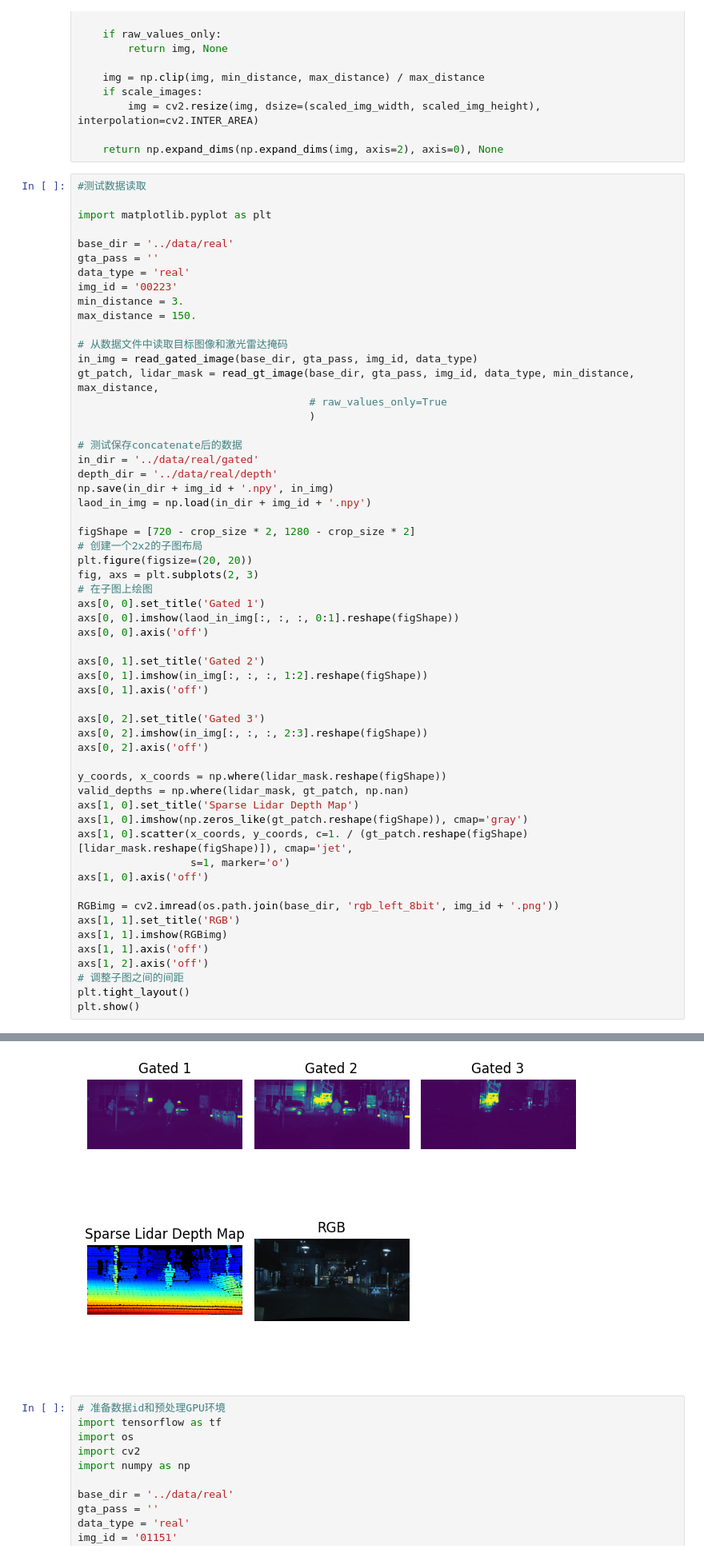
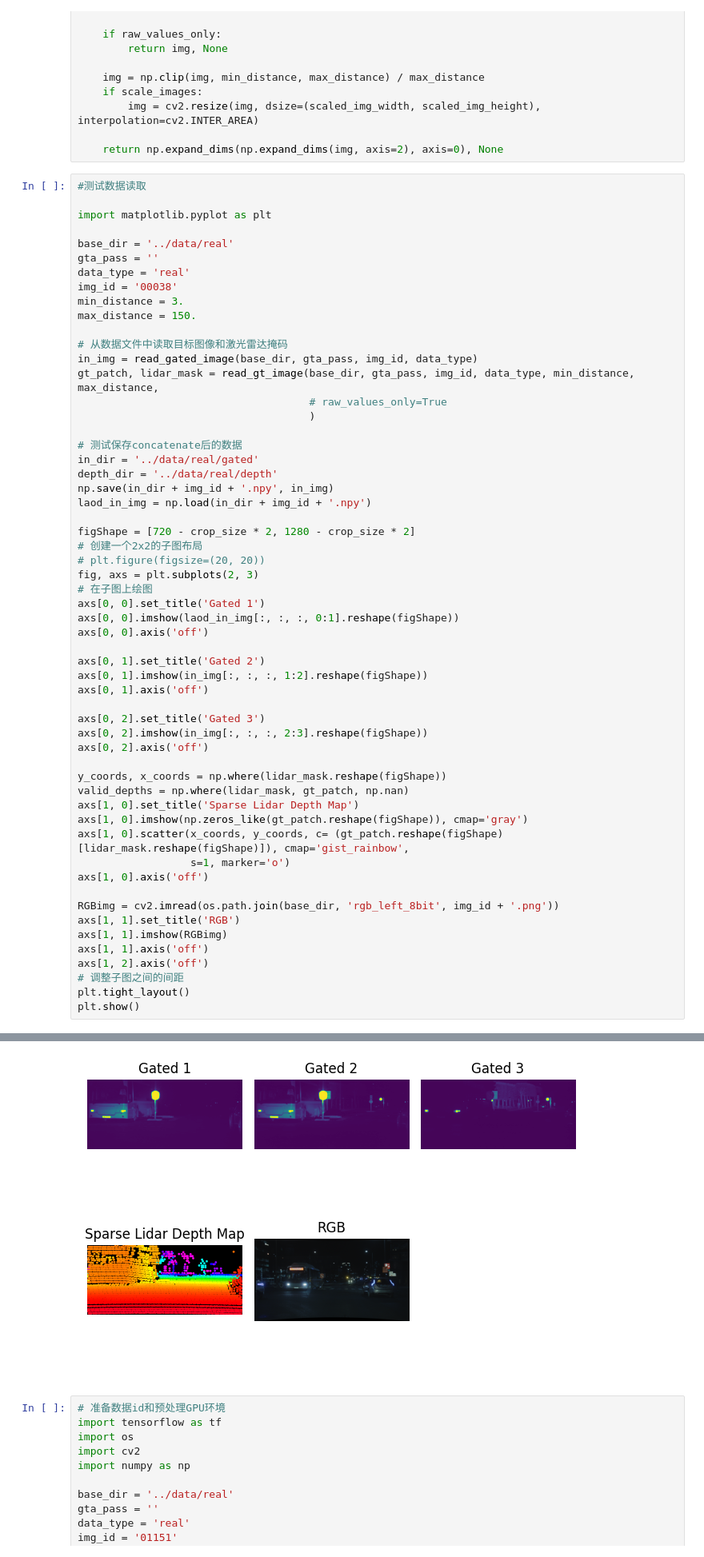
Before and after one commit to Edricos/newG2D, a Jupyter notebook: src/main.ipynb, the cells around one changed output, grey strips where cells are left out. Shown at 80% size. Drawn from its saved outputs; the diff is of its cells as text.

```diff
--- a/src/main.ipynb
+++ b/src/main.ipynb
@@ -90,7 +90,7 @@ import matplotlib.pyplot as plt
 base_dir = '../data/real'
 gta_pass = ''
 data_type = 'real'
-img_id = '00223'
+img_id = '00038'
 min_distance = 3.
 max_distance = 150.
 
@@ -108,7 +108,7 @@ laod_in_img = np.load(in_dir + img_id + '.npy')
 
 figShape = [720 - crop_size * 2, 1280 - crop_size * 2]
 # 创建一个2x2的子图布局
-plt.figure(figsize=(20, 20))
+# plt.figure(figsize=(20, 20))
 fig, axs = plt.subplots(2, 3)
 # 在子图上绘图
 axs[0, 0].set_title('Gated 1')
@@ -127,7 +127,7 @@ y_coords, x_coords = np.where(lidar_mask.reshape(figShape))
 valid_depths = np.where(lidar_mask, gt_patch, np.nan)
 axs[1, 0].set_title('Sparse Lidar Depth Map')
 axs[1, 0].imshow(np.zeros_like(gt_patch.reshape(figShape)), cmap='gray')
-axs[1, 0].scatter(x_coords, y_coords, c=1. / (gt_patch.reshape(figShape)[lidar_mask.reshape(figShape)]), cmap='jet',
+axs[1, 0].scatter(x_coords, y_coords, c= (gt_patch.reshape(figShape)[lidar_mask.reshape(figShape)]), cmap='gist_rainbow',
                   s=1, marker='o')
 axs[1, 0].axis('off')
 
@@ -144,4 +143,4 @@ plt.show()
-[figure, old version]
+[figure, new version]
 # %%
 # 准备数据id和预处理GPU环境
 import tensorflow as tf
```
Also changed, not shown: parts of 10 cells of this notebook, 2 other files.
